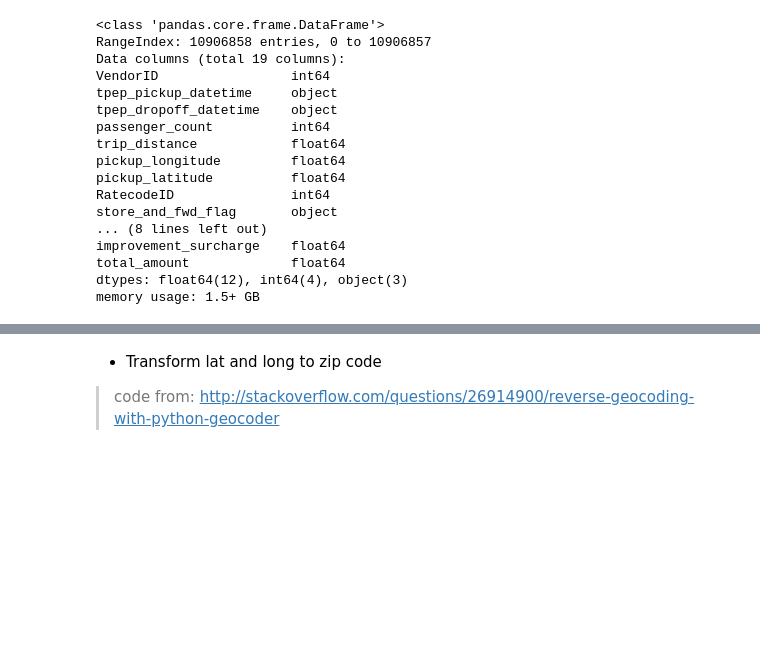
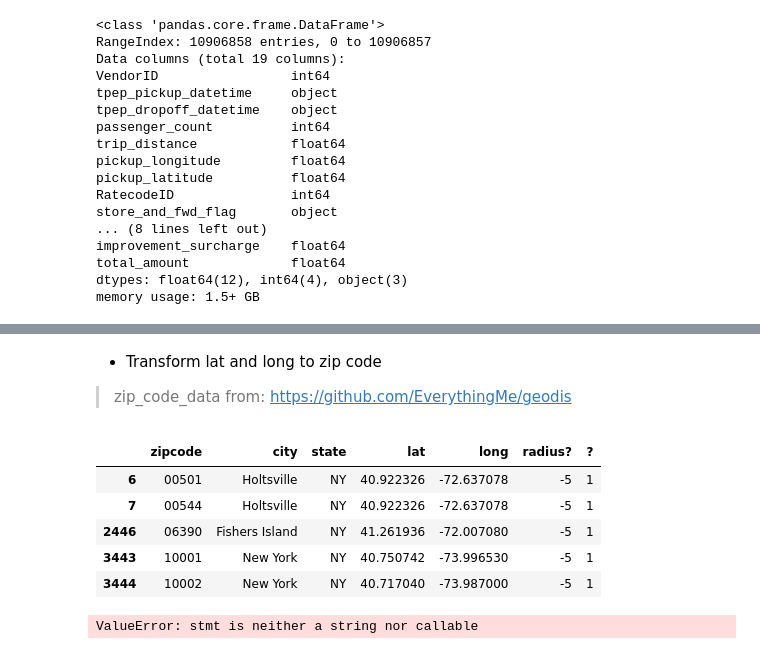
Before and after one commit to jonhilgart22/DSCI-6005-deep-learning, a Jupyter notebook: final_project/Taxi-Cab-EDA.ipynb, the cells around one changed output, grey strips where cells are left out. Cells and saved outputs as stored; diff of their text form; code cells hidden in the pictures; blank space fills up the shorter version.

```diff
--- a/final_project/Taxi-Cab-EDA.ipynb
+++ b/final_project/Taxi-Cab-EDA.ipynb
@@ -60,0 +90,2 @@ taxi_lookup.head()
+# %%
+zip_codes_ny = zip_codes[zip_codes.state=='NY']
@@ -124,6 +154,15 @@ taxi_yellowcab_df[taxi_yellowcab_df.VendorID==2].head(20)
 # %% [markdown]
 - Transform lat and long to zip code
 
->code from: http://stackoverflow.com/questions/26914900/reverse-geocoding-with-python-geocoder
+>zip_code_data from: https://github.com/EverythingMe/geodis
 # %%
 taxi_sample = taxi_yellowcab_df.sample(50)
+# %%
+zip_codes_ny.head()
+# %% [output]
+|  | zipcode | city | state | lat | long | radius? | ? |
+| 6 | 00501 | Holtsville | NY | 40.922326 | -72.637078 | -5 | 1 |
+| 7 | 00544 | Holtsville | NY | 40.922326 | -72.637078 | -5 | 1 |
+| 2446 | 06390 | Fishers Island | NY | 41.261936 | -72.007080 | -5 | 1 |
+| 3443 | 10001 | New York | NY | 40.750742 | -73.996530 | -5 | 1 |
+| 3444 | 10002 | New York | NY | 40.717040 | -73.987000 | -5 | 1 |
@@ -130,3 +196,7 @@ taxi_sample = taxi_yellowcab_df.sample(50)
+# %%
+timeit.timeit(zip_code_distance(taxi_sample,zip_codes_ny))
+# %% [output]
+ValueError: stmt is neither a string nor callable
 # %%
 def zip_code_extractor(df):
     """Extract the zip code from latitude and longtitude data"""
```
Also changed, not shown: parts of 16 cells of this notebook, 4 other files.
